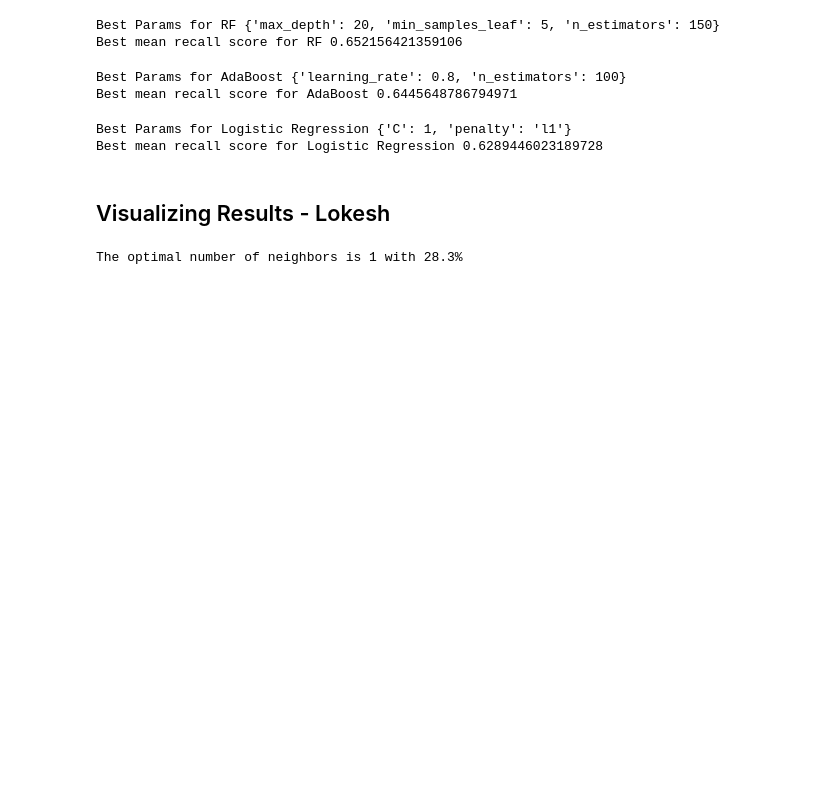
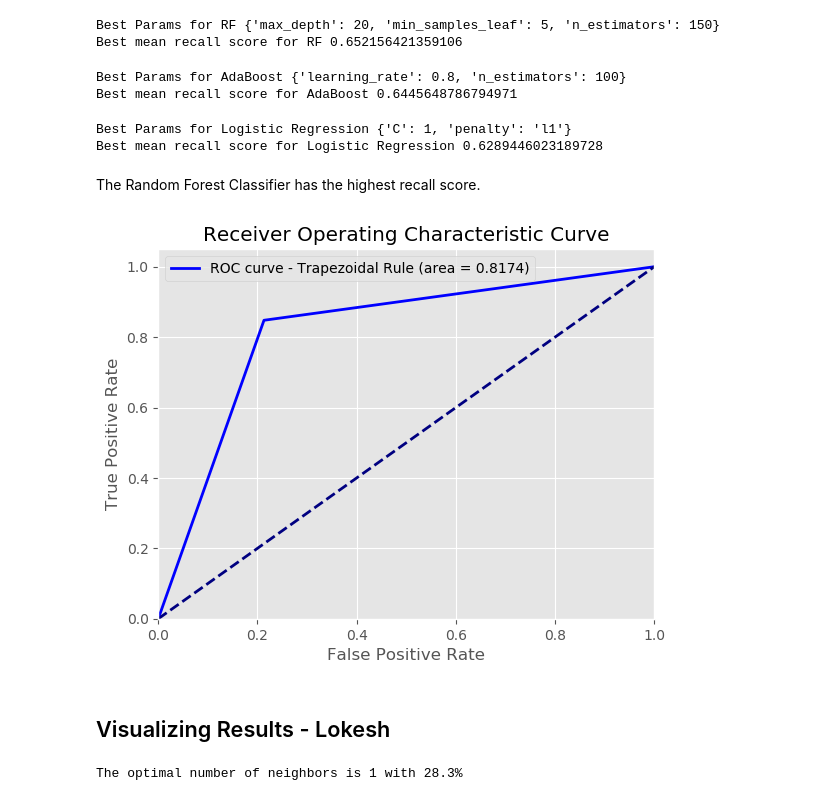
Before and after one commit to hebernielsen/DM-7331-Project-2, a Jupyter notebook: MSDS7330_Project2_CRISP-DM_Team_Copy.ipynb, the cells around one changed output. Drawn from its saved outputs; the diff is of its cells as text; code cells hidden in the pictures; blank space fills up the shorter version.

Commit message:
added ROC curve

```diff
--- a/MSDS7330_Project2_CRISP-DM_Team_Copy.ipynb
+++ b/MSDS7330_Project2_CRISP-DM_Team_Copy.ipynb
@@ -770,8 +770,7 @@ def plot_roc(y_true, y_predprob):
     # Compute ROC curve and ROC area
     fpr, tpr, _ = roc_curve(y_true, y_predprob)
     roc_auc = auc(fpr, tpr)
-
-    plt.plot(fpr, tpr, color='darkorange',
+    plt.plot(fpr, tpr, color='blue',
              lw=2, label='ROC curve - Trapezoidal Rule (area = {})'.format(round(roc_auc,4)))
     plt.plot([0, 1], [0, 1], color='navy', lw=2, linestyle='--')
     plt.xlim([0.0, 1.0])
@@ -945,6 +944,12 @@ print('Best mean recall score for Logistic Regression',lr_gscv.best_score_)
 # %% [output]
 Best Params for Logistic Regression {'C': 1, 'penalty': 'l1'}
 Best mean recall score for Logistic Regression 0.6289446023189728
+# %% [markdown]
+The Random Forest Classifier has the highest recall score.
+# %%
+plot_roc(y, rf_gscv.predict(X))
+# %% [output]
+[figure, added]
 # %% [markdown]
 ## Visualizing Results - Lokesh
 # %%
```
